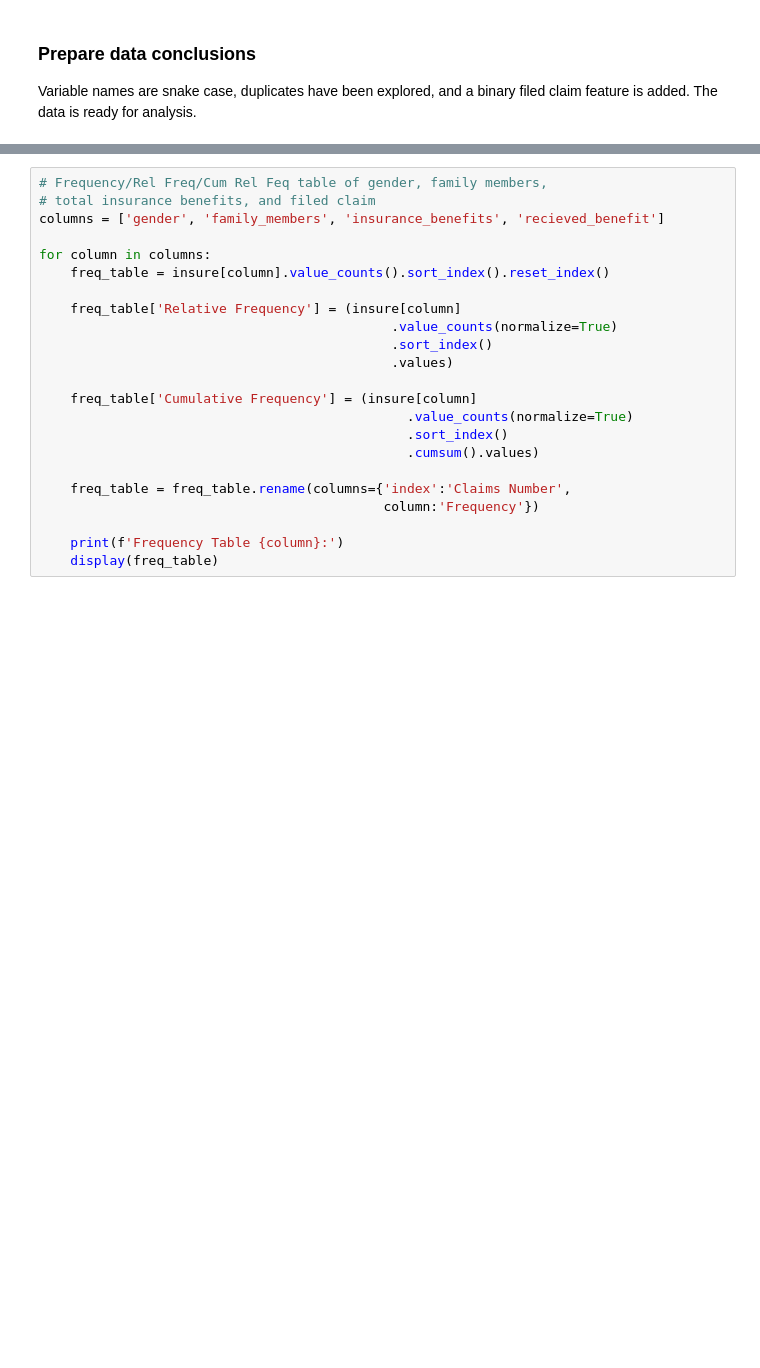
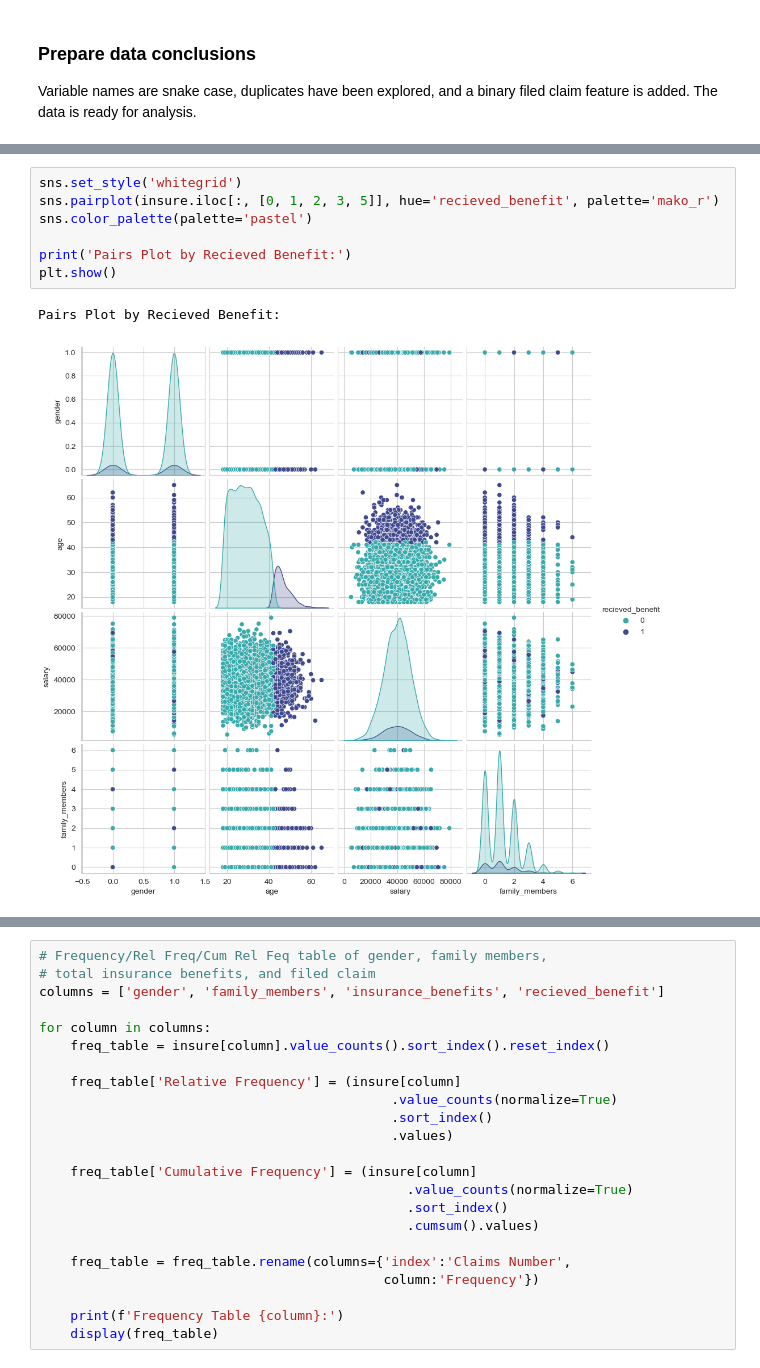
Before and after one commit to kellyshreeve/insurance, a Jupyter notebook: insurance_analysis.ipynb, the cells around one changed output, grey strips where cells are left out. Drawn from its saved outputs; the diff is of its cells as text; blank space fills up the shorter version.

```diff
--- a/insurance_analysis.ipynb
+++ b/insurance_analysis.ipynb
@@ -192,0 +182,10 @@ While salary appears normally distributed, age, family members, and insurance be
+# %%
+sns.set_style('whitegrid')
+sns.pairplot(insure.iloc[:, [0, 1, 2, 3, 5]], hue='recieved_benefit', palette='mako_r')
+sns.color_palette(palette='pastel')
+
+print('Pairs Plot by Recieved Benefit:')
+plt.show()
+# %% [output]
+Pairs Plot by Recieved Benefit:
+[figure, added]
```
Also changed, not shown: parts of 17 cells of this notebook.
